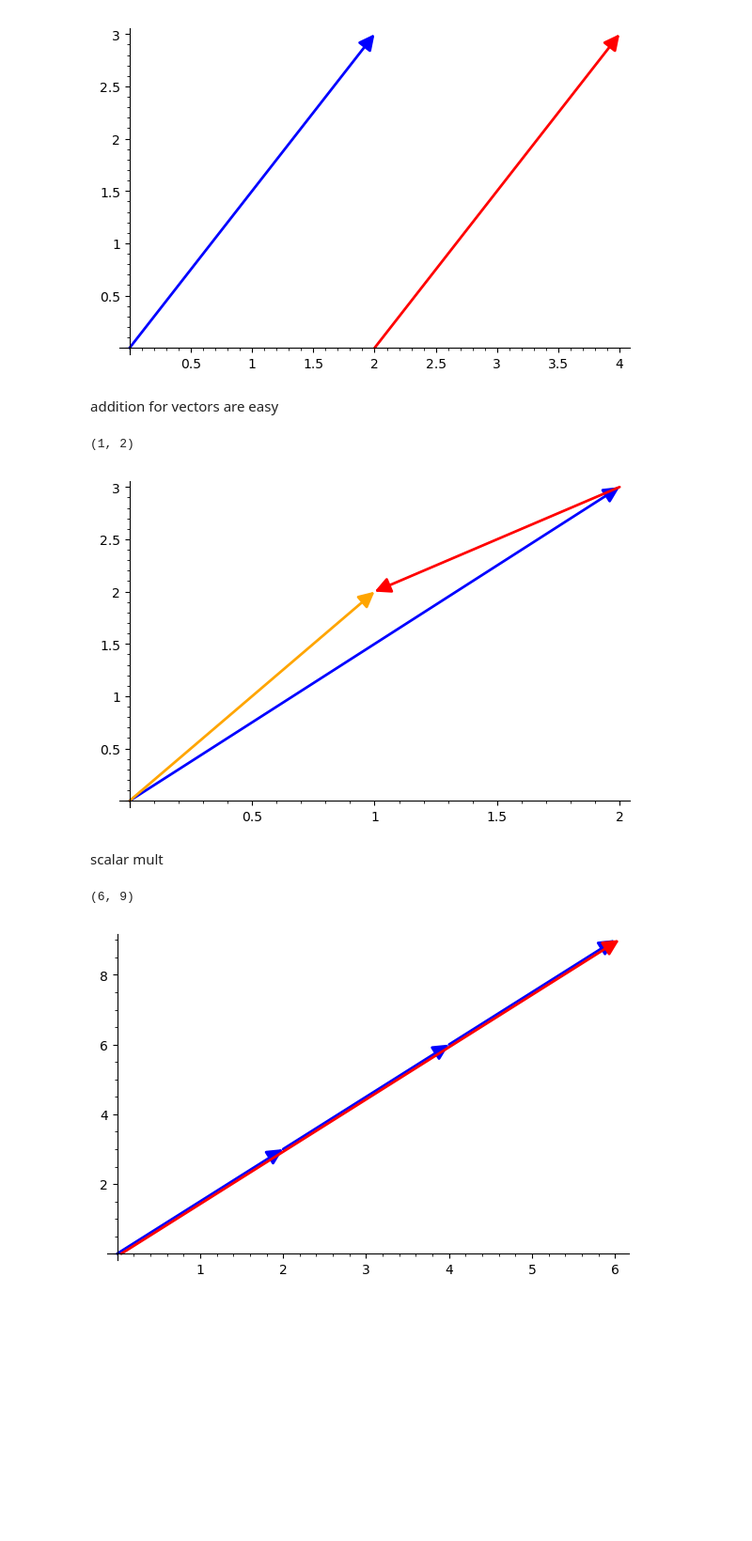
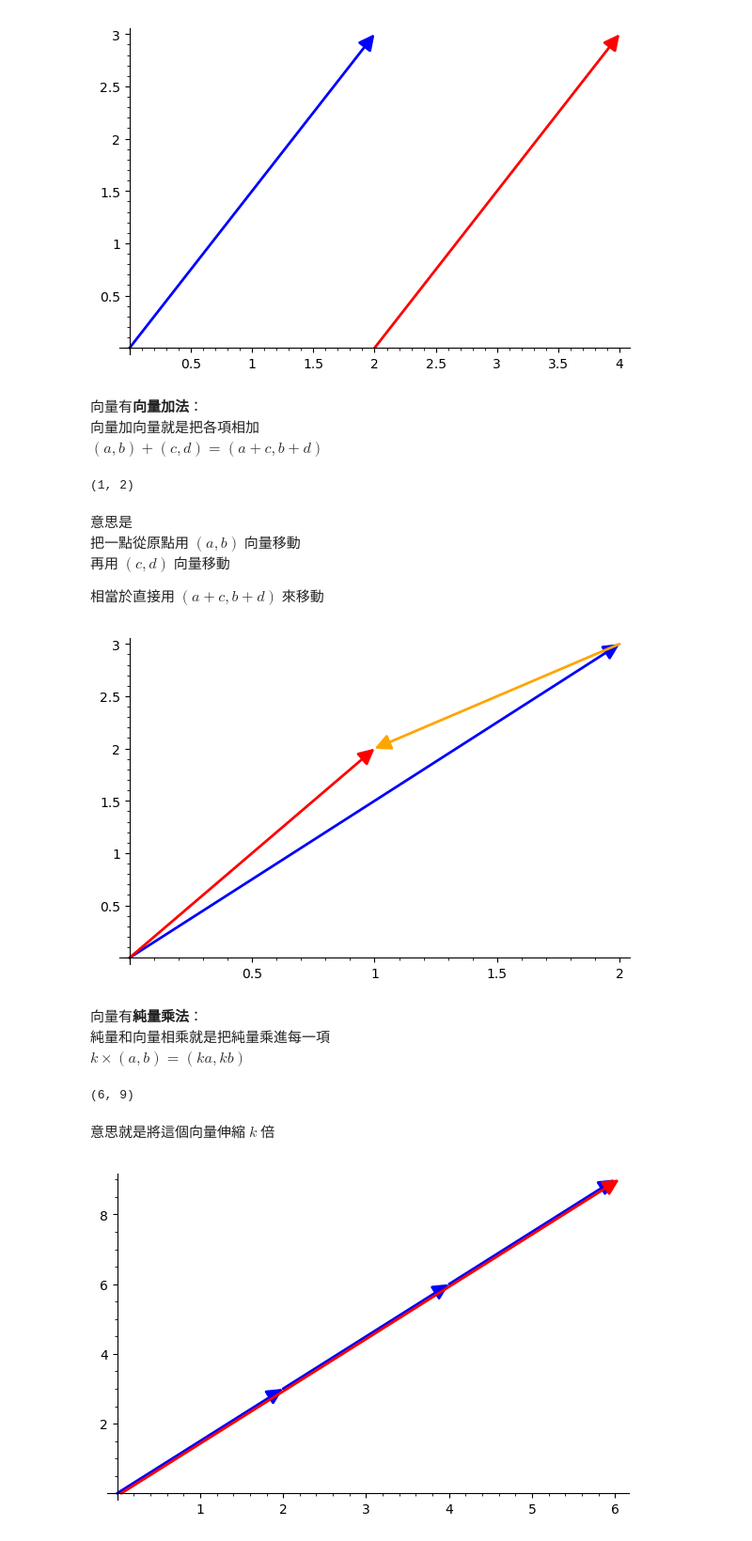
Before and after one commit to jephianlin/outreach, a Jupyter notebook: Sage4HS/Functions_and_Plotting.ipynb, the cells around one changed output. Shown at 94% size. Cells and saved outputs as stored; diff of their text form; code cells hidden in the pictures; blank space fills up the shorter version.

```diff
--- a/Sage4HS/Functions_and_Plotting.ipynb
+++ b/Sage4HS/Functions_and_Plotting.ipynb
@@ -339,8 +386,10 @@ pic2 = v1.plot(start=(2,0), color='red')
 pic1 + pic2
 # %% [output]
 [figure]
-# %% [markdown]
-addition for vectors are easy
+# %% [markdown]
+向量有**向量加法**：
+向量加向量就是把各項相加
+$(a,b)+(c,d)=(a+c,b+d)$
 # %%
 v1 = vector([2,3])
 v2 = vector([-1,-1])
@@ -348,23 +397,33 @@ v3 = v1 + v2
 v3
 # %% [output]
 (1, 2)
+# %% [markdown]
+意思是
+把一點從原點用 $(a,b)$ 向量移動
+再用 $(c,d)$ 向量移動
+
+相當於直接用 $(a+c,b+d)$ 來移動
 # %%
 v1 = vector([2,3])
 v2 = vector([-1,-1])
 v3 = v1 + v2
 pic1 = v1.plot(color='blue')
-pic2 = v2.plot(color='red', start=v1)
-pic3 = v3.plot(color='orange')
+pic2 = v2.plot(color='orange', start=v1)
+pic3 = v3.plot(color='red')
 pic1 + pic2 + pic3
 # %% [output]
-[figure, old version]
+[figure, new version]
-# %% [markdown]
-scalar mult
+# %% [markdown]
+向量有**純量乘法**：
+純量和向量相乘就是把純量乘進每一項
+$k\times (a,b)=(ka,kb)$
 # %%
 v1 = vector([2,3])
 3 * v1
 # %% [output]
 (6, 9)
+# %% [markdown]
+意思就是將這個向量伸縮 $k$ 倍
 # %%
 v1 = vector([2,3])
 v2 = 3 * v1
```
Also changed, not shown: parts of 69 cells of this notebook, 1 other file.
